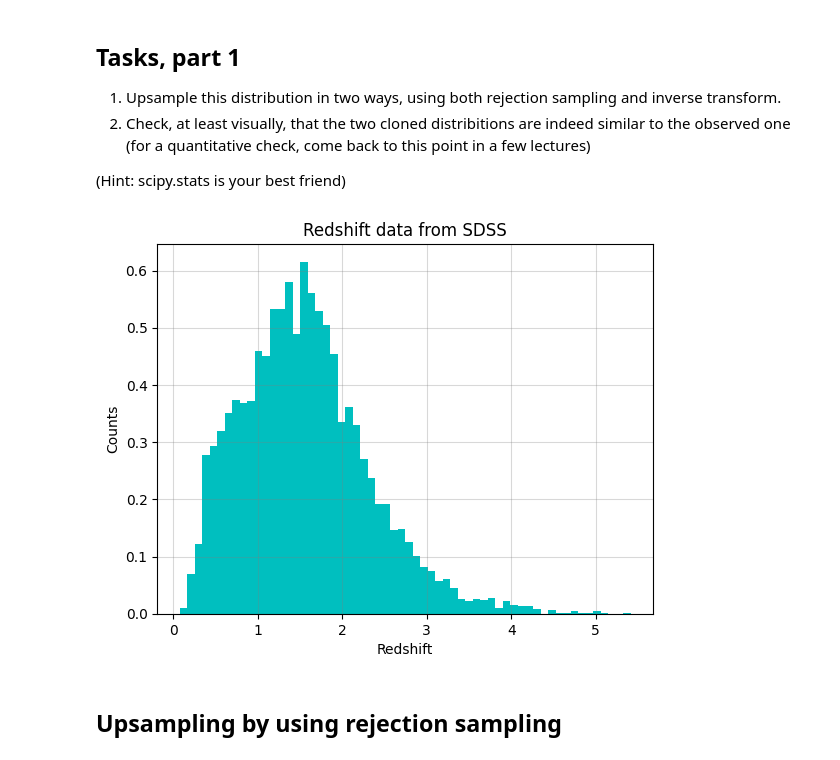
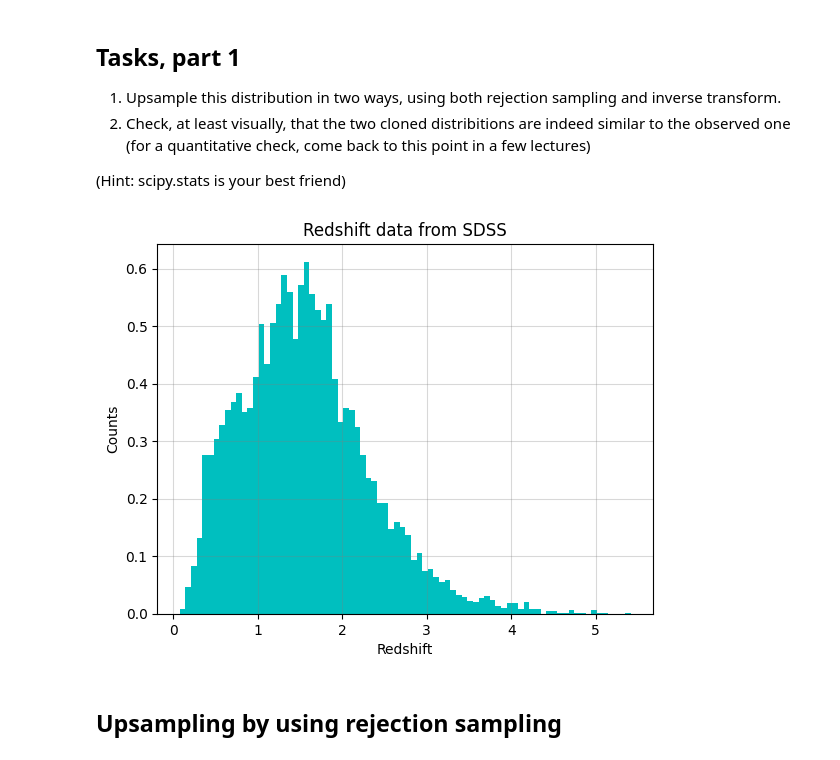
Before and after one commit to Alice-Palladino/astrostatistics_bicocca_2024, a Jupyter notebook: working/L04 - cloning quasars.ipynb, the cells around one changed output. Saved outputs shown, nothing was run; the diff lists cells and outputs as text; code cells hidden in the pictures.

```diff
--- a/working/L04 - cloning quasars.ipynb
+++ b/working/L04 - cloning quasars.ipynb
@@ -25,15 +25,16 @@ z = data['redshift']
 # %%
 import numpy as np
 import matplotlib.pyplot as plt
 
-heights, bins, patches = plt.hist(z, bins = 60, density = True, color = 'c', histtype = 'stepfilled', label = 'SDSS data')
+N_bins = 80
+heights, bins, patches = plt.hist(z, bins = N_bins, density = True, color = 'c', histtype = 'stepfilled', label = 'SDSS data')
 plt.grid(alpha=0.3, c = 'grey')
 plt.xlabel('Redshift')
 plt.ylabel('Counts')
 plt.title('Redshift data from SDSS')
 plt.show()
 # %% [output]
-[figure, old version]
+[figure, new version]
 # %% [markdown]
 
 ## Upsampling by using rejection sampling
```
Also changed, not shown: parts of 5 cells of this notebook, 1 other file.
